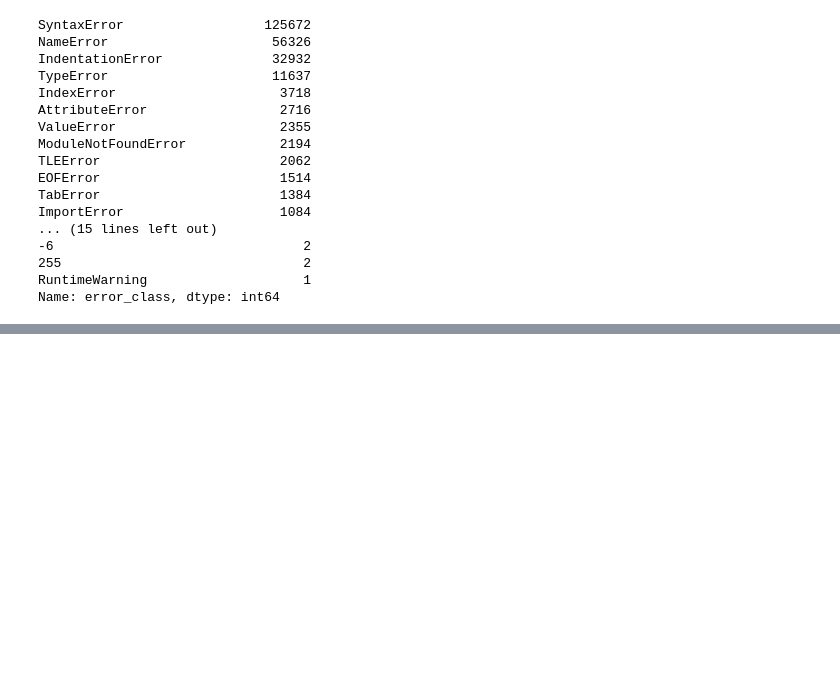
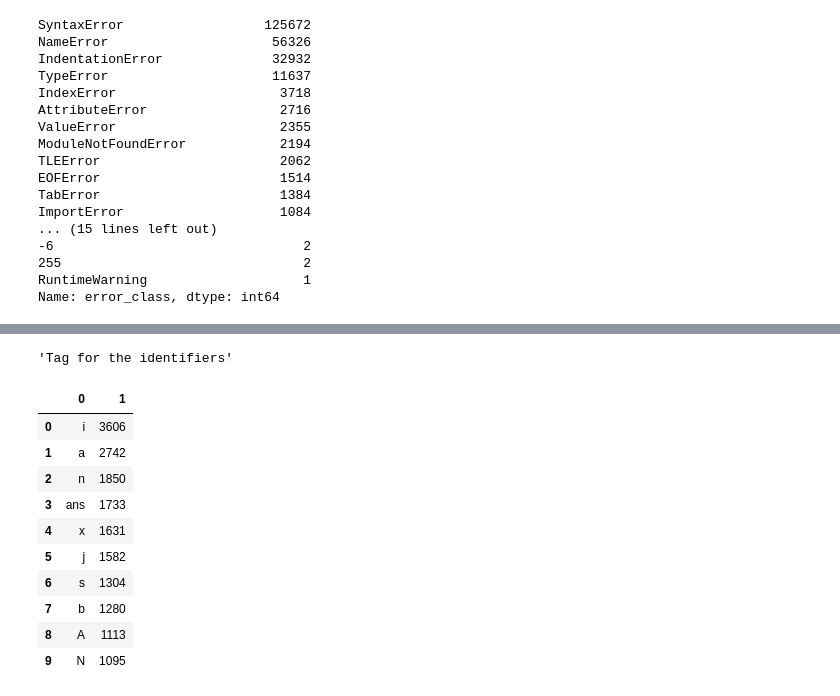
Before and after one commit to alexjercan/bug-detection, a Jupyter notebook: DataExploration.ipynb, the cells around one changed output, grey strips where cells are left out. Cells and saved outputs as stored; diff of their text form; code cells hidden in the pictures; blank space fills up the shorter version.

```diff
--- a/DataExploration.ipynb
+++ b/DataExploration.ipynb
@@ -269,0 +329,5 @@ Name: error_class, dtype: int64
+# %%
+Y = [myparser.get_token_class(x, suffix="") for x in X]
+Y = np.array(Y)
+
+pd.DataFrame(np.unique(Y[Y != np.array(None)], return_counts=True)).transpose().sort_values(1, ascending=False).reset_index(drop=True)
@@ -269,0 +344,19 @@ Name: error_class, dtype: int64
+# %%
+xs = [myparser.get_id_from_df(x, suffix="") for x, y in zip(X, Y) if y == "identifier"]
+xs = np.array(xs)
+
+display("Tag for the identifiers")
+pd.DataFrame(np.unique(xs, return_counts=True)).transpose().sort_values(1, ascending=False).reset_index(drop=True).head(10)
+# %% [output]
+'Tag for the identifiers'
+|  | 0 | 1 |
+| 0 | i | 3606 |
+| 1 | a | 2742 |
+| 2 | n | 1850 |
+| 3 | ans | 1733 |
+| 4 | x | 1631 |
+| 5 | j | 1582 |
+| 6 | s | 1304 |
+| 7 | b | 1280 |
+| 8 | A | 1113 |
+| 9 | N | 1095 |
```
Also changed, not shown: parts of 14 cells of this notebook, 3 other files.
